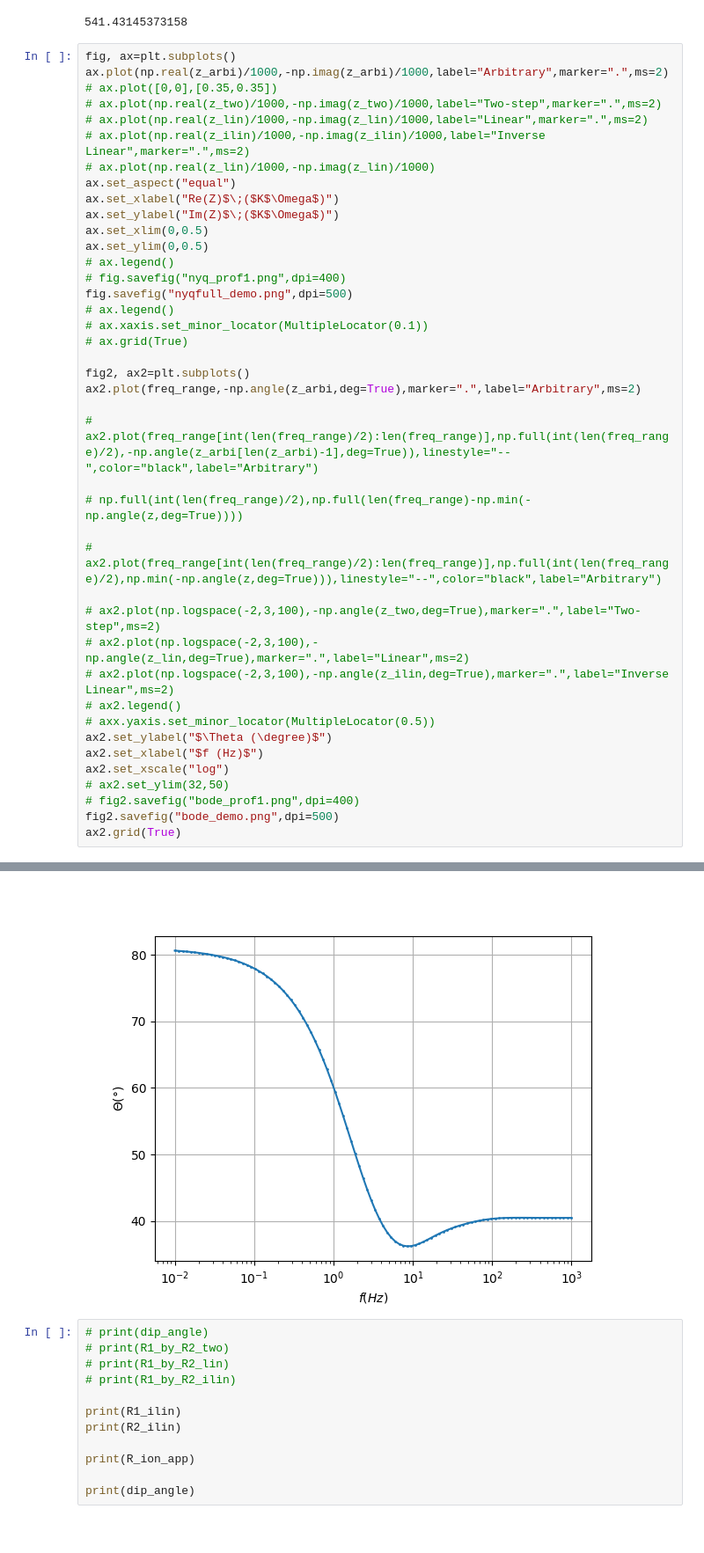
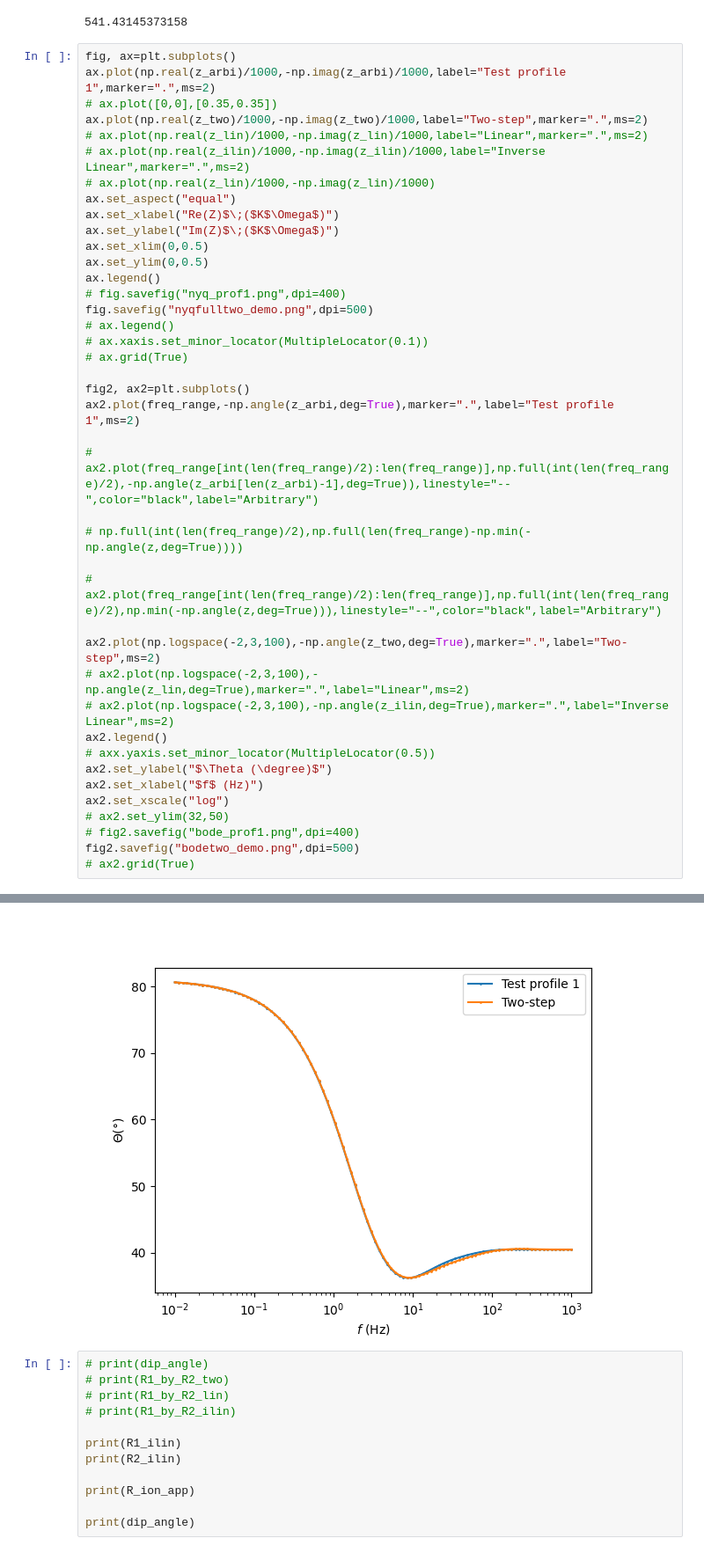
Before and after one commit to Yugal0/fitting-gen-arbitrary-eis, a Jupyter notebook: main_prof_1.ipynb, the cells around one changed output, grey strips where cells are left out. Shown at 88% size. Cells and saved outputs as stored; diff of their text form.

```diff
--- a/main_prof_1.ipynb
+++ b/main_prof_1.ipynb
@@ -258,9 +259,9 @@ mp.dps=30
 541.43145373158
 # %%
 fig, ax=plt.subplots()
-ax.plot(np.real(z_arbi)/1000,-np.imag(z_arbi)/1000,label="Arbitrary",marker=".",ms=2)
+ax.plot(np.real(z_arbi)/1000,-np.imag(z_arbi)/1000,label="Test profile 1",marker=".",ms=2)
 # ax.plot([0,0],[0.35,0.35])
-# ax.plot(np.real(z_two)/1000,-np.imag(z_two)/1000,label="Two-step",marker=".",ms=2)
+ax.plot(np.real(z_two)/1000,-np.imag(z_two)/1000,label="Two-step",marker=".",ms=2)
 # ax.plot(np.real(z_lin)/1000,-np.imag(z_lin)/1000,label="Linear",marker=".",ms=2)
 # ax.plot(np.real(z_ilin)/1000,-np.imag(z_ilin)/1000,label="Inverse Linear",marker=".",ms=2)
 # ax.plot(np.real(z_lin)/1000,-np.imag(z_lin)/1000)
@@ -269,15 +270,15 @@ ax.set_xlabel("Re(Z)$\;($K$\Omega$)")
 ax.set_ylabel("Im(Z)$\;($K$\Omega$)")
 ax.set_xlim(0,0.5)
 ax.set_ylim(0,0.5)
-# ax.legend()
+ax.legend()
 # fig.savefig("nyq_prof1.png",dpi=400)
-fig.savefig("nyqfull_demo.png",dpi=500)
+fig.savefig("nyqfulltwo_demo.png",dpi=500)
 # ax.legend()
 # ax.xaxis.set_minor_locator(MultipleLocator(0.1))
 # ax.grid(True)
 
 fig2, ax2=plt.subplots()
-ax2.plot(freq_range,-np.angle(z_arbi,deg=True),marker=".",label="Arbitrary",ms=2)
+ax2.plot(freq_range,-np.angle(z_arbi,deg=True),marker=".",label="Test profile 1",ms=2)
 
 # ax2.plot(freq_range[int(len(freq_range)/2):len(freq_range)],np.full(int(len(freq_range)/2),-np.angle(z_arbi[len(z_arbi)-1],deg=True)),linestyle="--",color="black",label="Arbitrary")
 
@@ -285,16 +286,16 @@ ax2.plot(freq_range,-np.angle(z_arbi,deg=True),marker=".",label="Arbitrary",ms=2
 
 # ax2.plot(freq_range[int(len(freq_range)/2):len(freq_range)],np.full(int(len(freq_range)/2),np.min(-np.angle(z,deg=True))),linestyle="--",color="black",label="Arbitrary")
 
-# ax2.plot(np.logspace(-2,3,100),-np.angle(z_two,deg=True),marker=".",label="Two-step",ms=2)
+ax2.plot(np.logspace(-2,3,100),-np.angle(z_two,deg=True),marker=".",label="Two-step",ms=2)
 # ax2.plot(np.logspace(-2,3,100),-np.angle(z_lin,deg=True),marker=".",label="Linear",ms=2)
 # ax2.plot(np.logspace(-2,3,100),-np.angle(z_ilin,deg=True),marker=".",label="Inverse Linear",ms=2)
-# ax2.legend()
+ax2.legend()
 # axx.yaxis.set_minor_locator(MultipleLocator(0.5))
 ax2.set_ylabel("$\Theta (\degree)$")
-ax2.set_xlabel("$f (Hz)$")
+ax2.set_xlabel("$f$ (Hz)")
 ax2.set_xscale("log")
 # ax2.set_ylim(32,50)
 # fig2.savefig("bode_prof1.png",dpi=400)
-fig2.savefig("bode_demo.png",dpi=500)
-ax2.grid(True)
+fig2.savefig("bodetwo_demo.png",dpi=500)
+# ax2.grid(True)
 # %% [output]
@@ -302,4 +303,4 @@ ax2.grid(True)
-[figure, old version]
+[figure, new version]
 # %%
 # print(dip_angle)
 # print(R1_by_R2_two)
```
Also changed, not shown: parts of 2 cells of this notebook, 4 other files.
